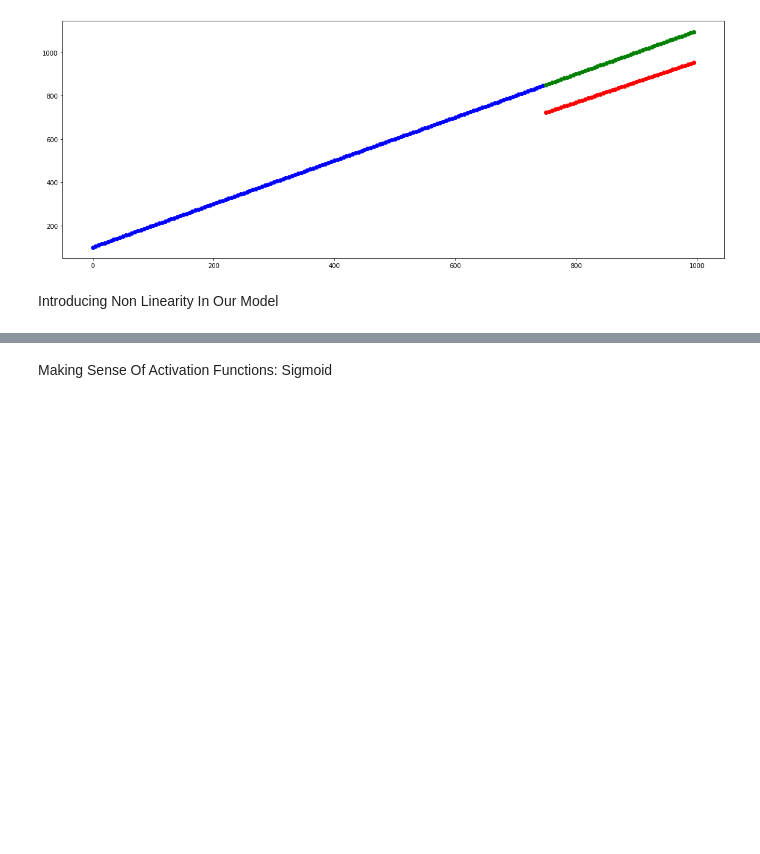
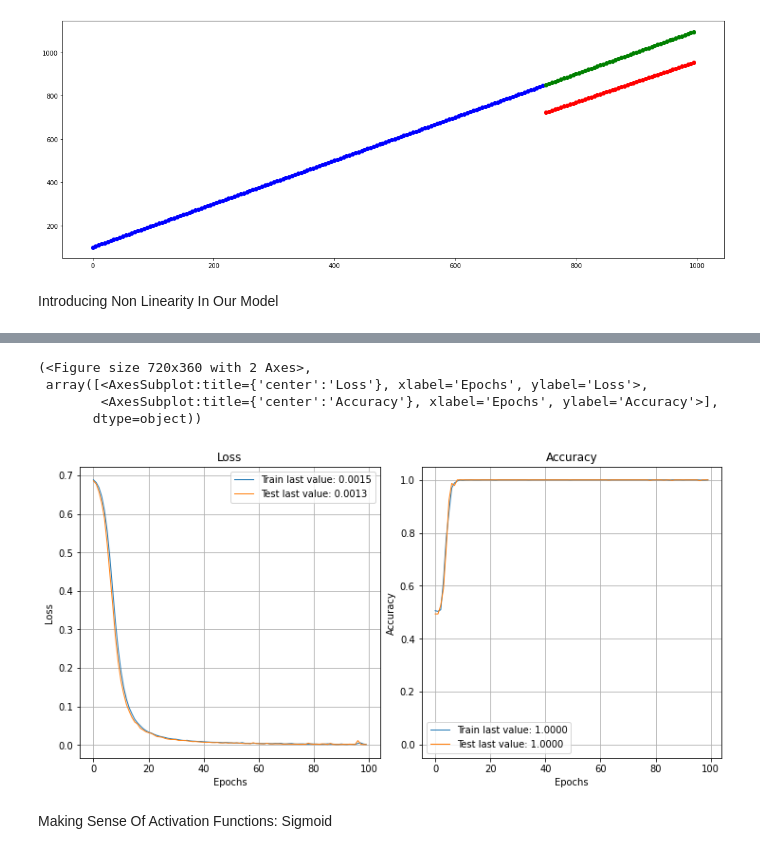
Before and after one commit to AviSaha123/Tensorflow_learnings, a Jupyter notebook: TensorflowClassification.ipynb, the cells around one changed output, grey strips where cells are left out. Drawn from its saved outputs; the diff is of its cells as text; code cells hidden in the pictures; blank space fills up the shorter version.

```diff
--- a/TensorflowClassification.ipynb
+++ b/TensorflowClassification.ipynb
@@ -188,7 +190,7 @@ model5.compile(loss = 'binary_crossentropy',
                metrics = ['accuracy']
             )
 
-history = model5.fit(X,y,epochs =100,validation_split=0.33,callbacks = [save_in_tensorboard('Sigmoid in o/p Layer')], verbose = 0)
+history = model5.fit(X,y,epochs =100,validation_split=0.33, verbose = 0)
 # %%
 plot_decision_boundary(model5,X,y)
 # %% [output]
@@ -196,5 +198,13 @@ plot_decision_boundary(model5,X,y)
 Binary Classification
 [figure]
+# %%
+plot_history(history)
+# %% [output]
+(<Figure size 720x360 with 2 Axes>,
+ array([<AxesSubplot:title={'center':'Loss'}, xlabel='Epochs', ylabel='Loss'>,
+        <AxesSubplot:title={'center':'Accuracy'}, xlabel='Epochs', ylabel='Accuracy'>],
+       dtype=object))
+[figure, added]
 # %% [markdown]
 Making Sense Of Activation Functions:
 Sigmoid
```
Also changed, not shown: parts of 24 cells of this notebook.
